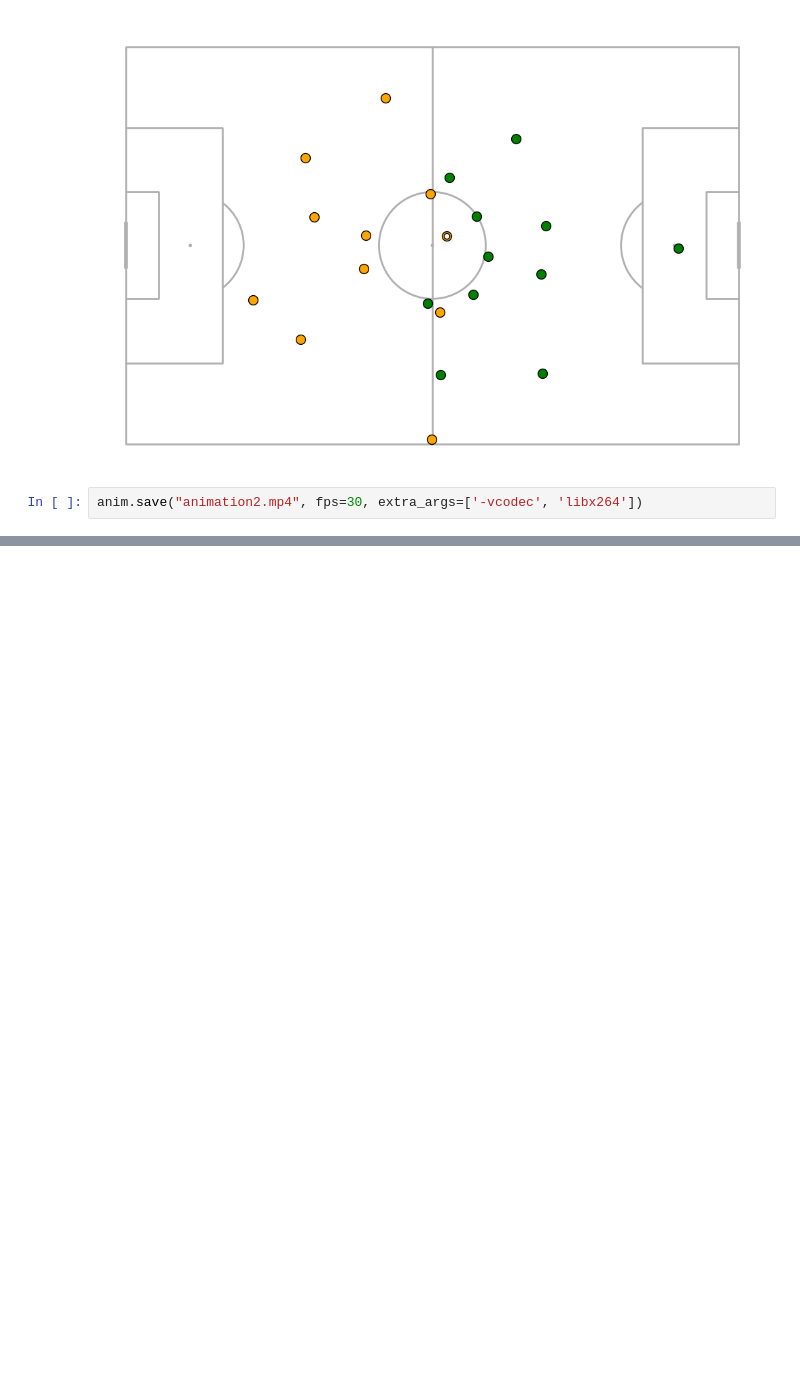
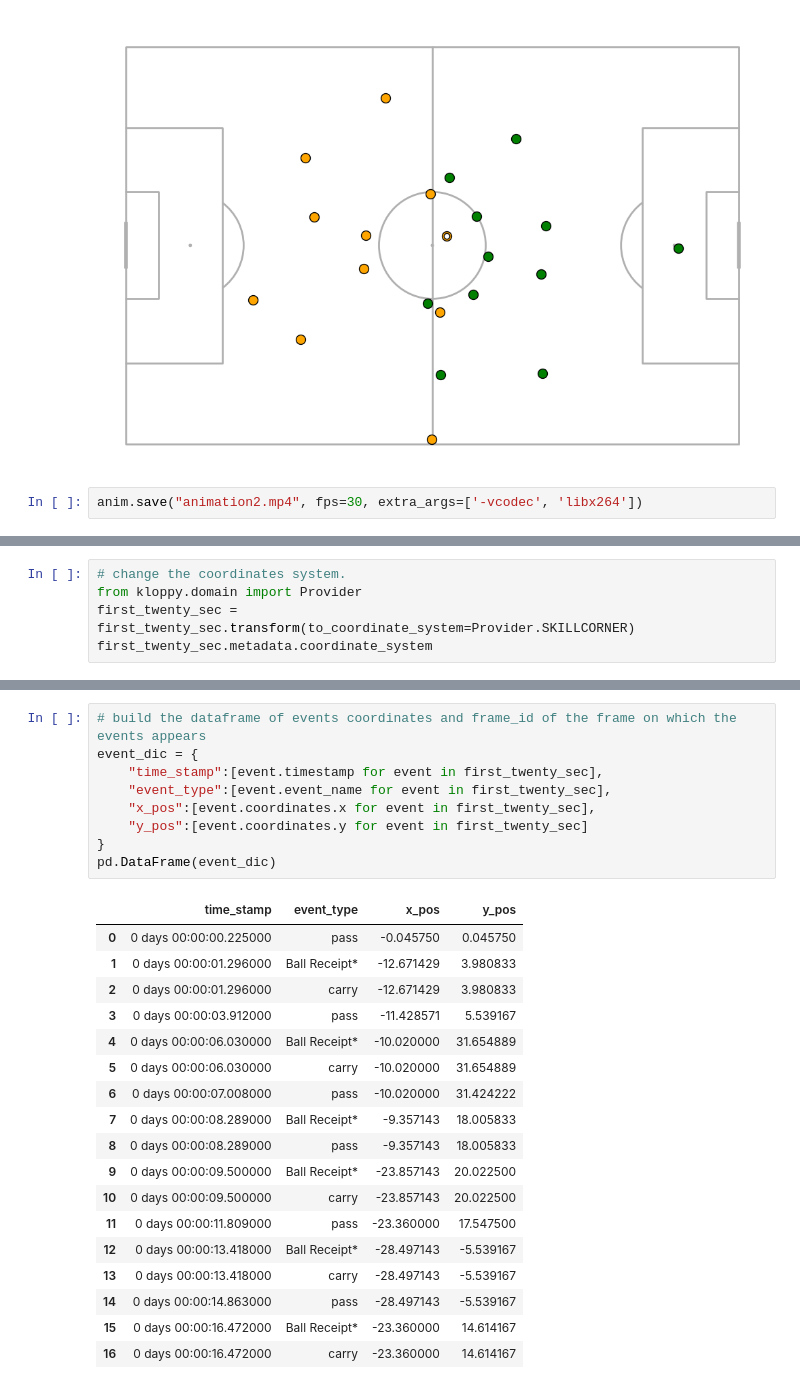
Before and after one commit to stephTchembeu/pysport-aims, a Jupyter notebook: fourth_week/refractor06_08.ipynb, the cells around one changed output, grey strips where cells are left out. Cells and saved outputs as stored; diff of their text form; blank space fills up the shorter version.

```diff
--- a/fourth_week/refractor06_08.ipynb
+++ b/fourth_week/refractor06_08.ipynb
@@ -150,0 +254,5 @@ anim.save("animation2.mp4", fps=30, extra_args=['-vcodec', 'libx264'])
+# %%
+# change the coordinates system.
+from kloppy.domain import Provider
+first_twenty_sec = first_twenty_sec.transform(to_coordinate_system=Provider.SKILLCORNER)
+first_twenty_sec.metadata.coordinate_system
@@ -150,0 +310,28 @@ anim.save("animation2.mp4", fps=30, extra_args=['-vcodec', 'libx264'])
+# %%
+# build the dataframe of events coordinates and frame_id of the frame on which the events appears
+event_dic = {
+    "time_stamp":[event.timestamp for event in first_twenty_sec],
+    "event_type":[event.event_name for event in first_twenty_sec],
+    "x_pos":[event.coordinates.x for event in first_twenty_sec],
+    "y_pos":[event.coordinates.y for event in first_twenty_sec]
+}
+pd.DataFrame(event_dic)
+# %% [output]
+|  | time_stamp | event_type | x_pos | y_pos |
+| 0 | 0 days 00:00:00.225000 | pass | -0.045750 | 0.045750 |
+| 1 | 0 days 00:00:01.296000 | Ball Receipt* | -12.671429 | 3.980833 |
+| 2 | 0 days 00:00:01.296000 | carry | -12.671429 | 3.980833 |
+| 3 | 0 days 00:00:03.912000 | pass | -11.428571 | 5.539167 |
+| 4 | 0 days 00:00:06.030000 | Ball Receipt* | -10.020000 | 31.654889 |
+| 5 | 0 days 00:00:06.030000 | carry | -10.020000 | 31.654889 |
+| 6 | 0 days 00:00:07.008000 | pass | -10.020000 | 31.424222 |
+| 7 | 0 days 00:00:08.289000 | Ball Receipt* | -9.357143 | 18.005833 |
+| 8 | 0 days 00:00:08.289000 | pass | -9.357143 | 18.005833 |
+| 9 | 0 days 00:00:09.500000 | Ball Receipt* | -23.857143 | 20.022500 |
+| 10 | 0 days 00:00:09.500000 | carry | -23.857143 | 20.022500 |
+| 11 | 0 days 00:00:11.809000 | pass | -23.360000 | 17.547500 |
+| 12 | 0 days 00:00:13.418000 | Ball Receipt* | -28.497143 | -5.539167 |
+| 13 | 0 days 00:00:13.418000 | carry | -28.497143 | -5.539167 |
+| 14 | 0 days 00:00:14.863000 | pass | -28.497143 | -5.539167 |
+| 15 | 0 days 00:00:16.472000 | Ball Receipt* | -23.360000 | 14.614167 |
+| 16 | 0 days 00:00:16.472000 | carry | -23.360000 | 14.614167 |
```
Also changed, not shown: parts of 25 cells of this notebook, 1 other file.
